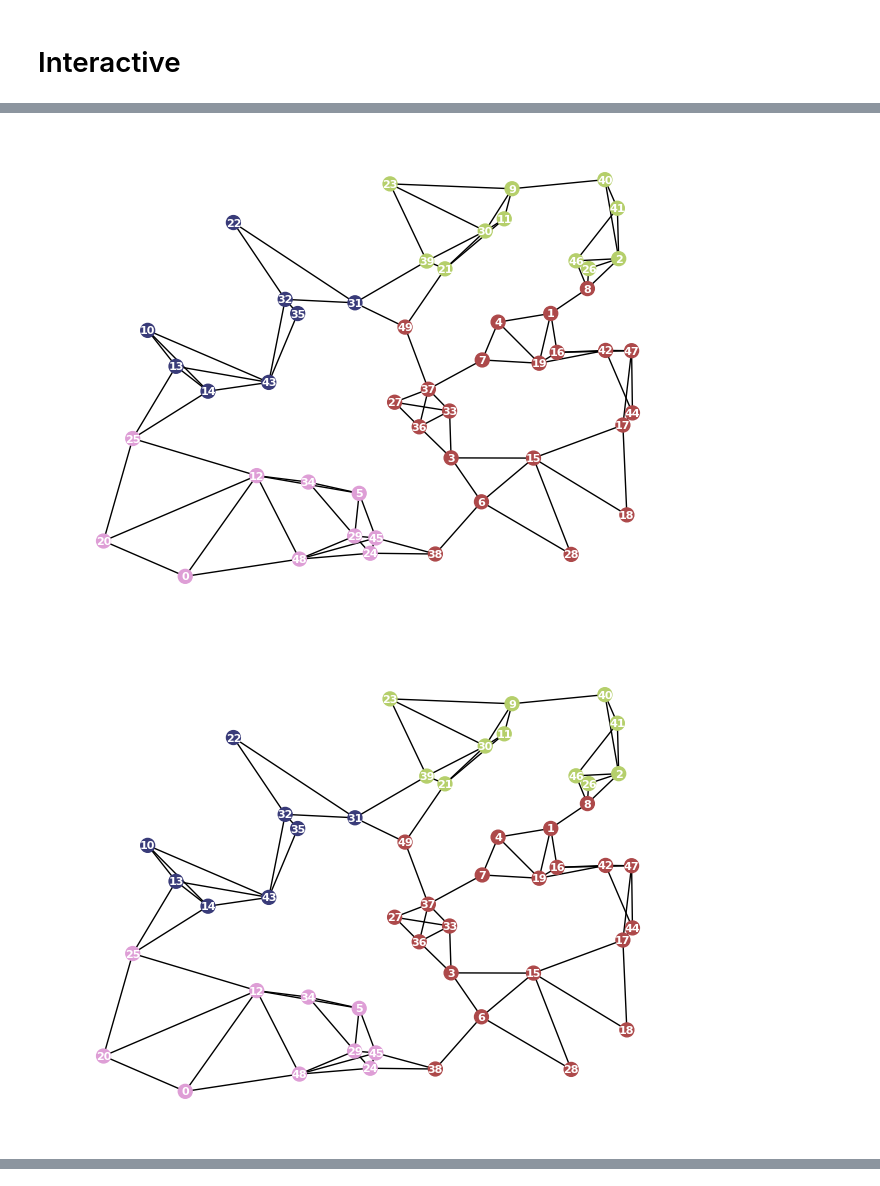
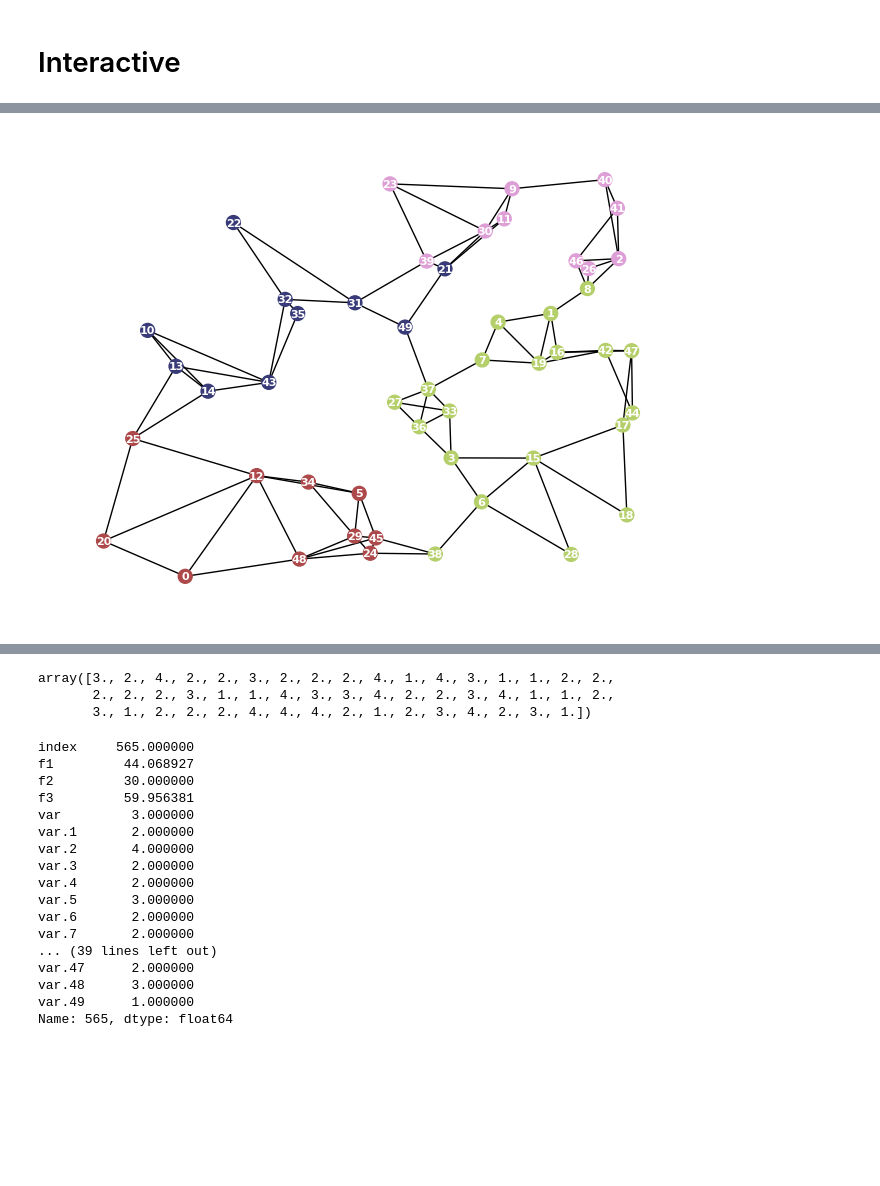
Before and after one commit to FelixFern/Graph-Partitioning-Optimization, a Jupyter notebook: Graph Partitioning.ipynb, the cells around one changed output, grey strips where cells are left out. Drawn from its saved outputs; the diff is of its cells as text; code cells hidden in the pictures; blank space fills up the shorter version.

Commit message:
feat: plot output

```diff
--- a/Graph Partitioning.ipynb
+++ b/Graph Partitioning.ipynb
@@ -164,3 +156,0 @@ array([ 4.53546908, 24.63312225, 28.36910357, 19.15384662, 21.73797214,
-# %%
-for i in populations[0].get_points_coords():
-    print(i)
@@ -229 +277,6 @@ print(req_snd.content["reachable_ub"])
+# %%
+new_ref_point = np.array([60, 65, 68])
+req_prev.response["go_to_previous"] = True
+req_prev.response["reference_point"] = new_ref_point
+new_response = req_prev.response
 # %%
@@ -259,21 +298,0 @@ new_response = req_14.response
-# %%
-req_14_new = method.iterate(req_14)
-req = req_14_new
-
-# remember to unser go_to_previous!
-new_response["go_to_previous"] = False
-
-# continue iterating for 16 steps
-while method._step_number < 30:
-    req.response = new_response
-    req = method.iterate(req)
-
-print("Old 30th step")
-print(previous_requests[29].content["reachable_lb"])
-print(previous_requests[29].content["reachable_ub"])
-print(previous_requests[29].content["step_number"])
-
-print("New 30th step")
-print(req.content["reachable_lb"])
-print(req.content["reachable_ub"])
-print(req.content["step_number"])
@@ -297,15 +338,26 @@ print(req.content["reachable_idx"])
 # %%
-for i in req.content["reachable_idx"]:
-    partition_result = populations[i].get_partition()
+if(req.content['reachable_idx'].shape != ()):
+    for i in req.content["reachable_idx"]:
+        partition_result = populations[i].get_partition()
+        node_colors = [partition_result[node] for node in G.nodes()]
+        labels = {node: f'{node}' for node in G.nodes()}
+        label_pos = {k: (v[0], v[1]) for k, v in pos.items()}
+
+        plt.figure()
+        nx.draw(G, pos, node_size=100, node_color=node_colors, cmap=plt.cm.tab20b)
+        nx.draw_networkx_labels(G, pos=label_pos, labels=labels, font_size=8, font_color='white', font_weight='800')
+
+        plt.show()
+else:
+    partition_result = populations[req.content["reachable_idx"]].get_partition()
     node_colors = [partition_result[node] for node in G.nodes()]
     labels = {node: f'{node}' for node in G.nodes()}
     label_pos = {k: (v[0], v[1]) for k, v in pos.items()}
 
     plt.figure()
     nx.draw(G, pos, node_size=100, node_color=node_colors, cmap=plt.cm.tab20b)
     nx.draw_networkx_labels(G, pos=label_pos, labels=labels, font_size=8, font_color='white', font_weight='800')
 
     plt.show()
 # %% [output]
-[figure, old version]
+[figure, new version]
-[figure, removed]
@@ -312,0 +364,26 @@ for i in req.content["reachable_idx"]:
+# %%
+populations[req.content["reachable_idx"]].get_partition()
+# %% [output]
+array([3., 2., 4., 2., 2., 3., 2., 2., 2., 4., 1., 4., 3., 1., 1., 2., 2.,
+       2., 2., 2., 3., 1., 1., 4., 3., 3., 4., 2., 2., 3., 4., 1., 1., 2.,
+       3., 1., 2., 2., 2., 4., 4., 4., 2., 1., 2., 3., 4., 2., 3., 1.])
+# %%
+output.loc[req.content["reachable_idx"]]
+# %% [output]
+index     565.000000
+f1         44.068927
+f2         30.000000
+f3         59.956381
+var         3.000000
+var.1       2.000000
+var.2       4.000000
+var.3       2.000000
+var.4       2.000000
+var.5       3.000000
+var.6       2.000000
+var.7       2.000000
+... (39 lines left out)
+var.47      2.000000
+var.48      3.000000
+var.49      1.000000
+Name: 565, dtype: float64
```
Also changed, not shown: parts of 20 cells of this notebook, 21 other files.
